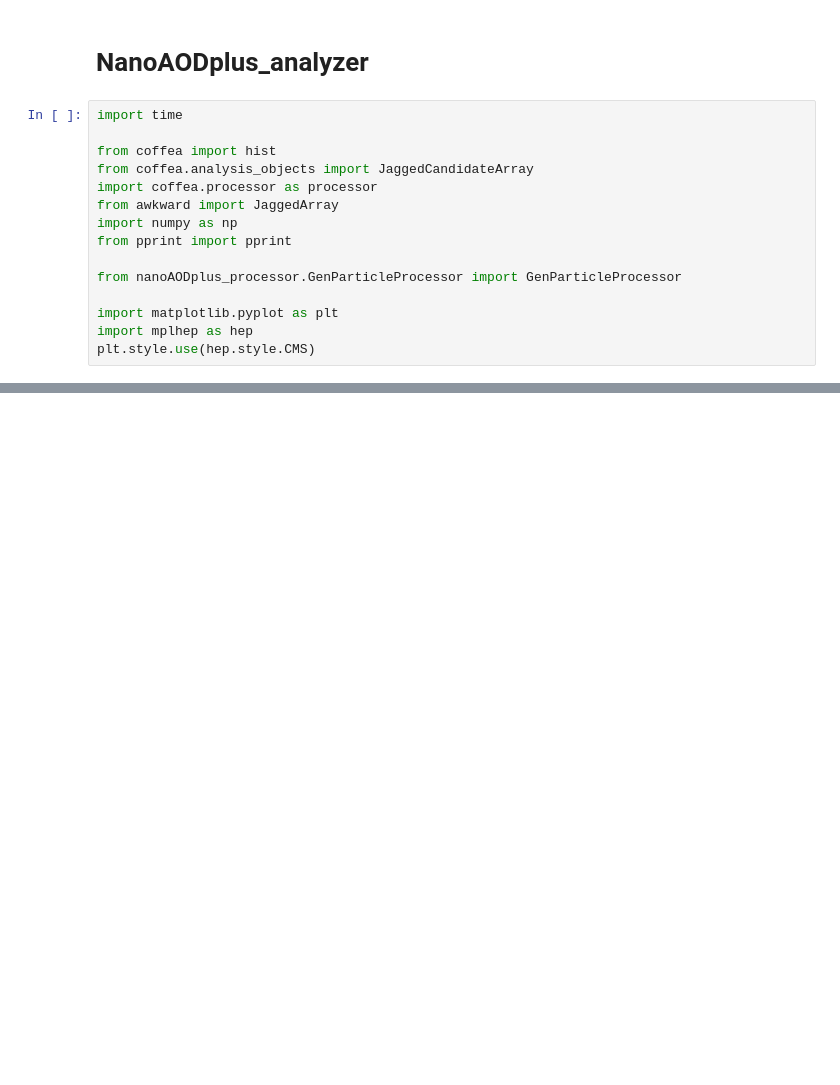
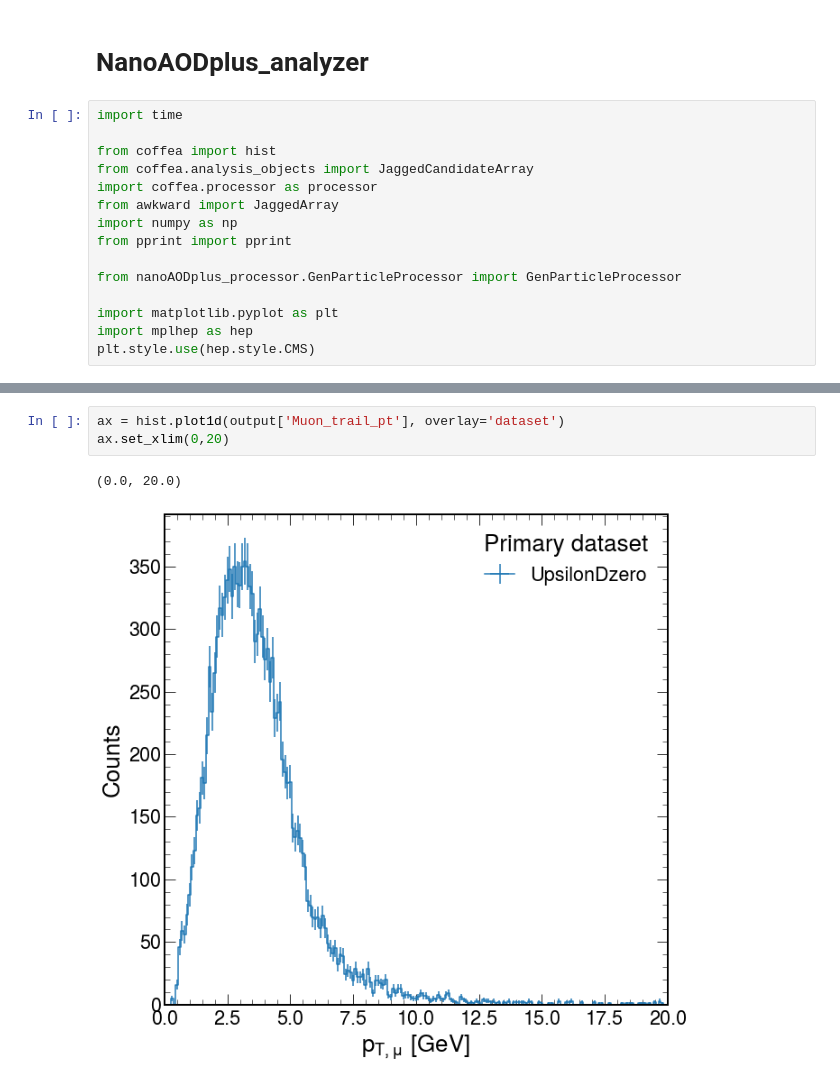
Before and after one commit to kevimota/OniaOpenCharmRun2ULAna, a Jupyter notebook: GenParticle_analyzer.ipynb, the cells around one changed output, grey strips where cells are left out. Cells and saved outputs as stored; diff of their text form; blank space fills up the shorter version.

```diff
--- a/GenParticle_analyzer.ipynb
+++ b/GenParticle_analyzer.ipynb
@@ -45,3 +44,9 @@ findfont: Font family ['cursive'] not found. Falling back to DejaVu Sans.
+# %%
+ax = hist.plot1d(output['Muon_trail_pt'], overlay='dataset')
+ax.set_xlim(0,20)
+# %% [output]
+(0.0, 20.0)
+[figure, added]
 # %%
 ax = hist.plot1d(output['Muon_eta'], overlay='dataset')
 # %% [output]
```
Also changed, not shown: parts of 16 cells of this notebook, 2 other files.
